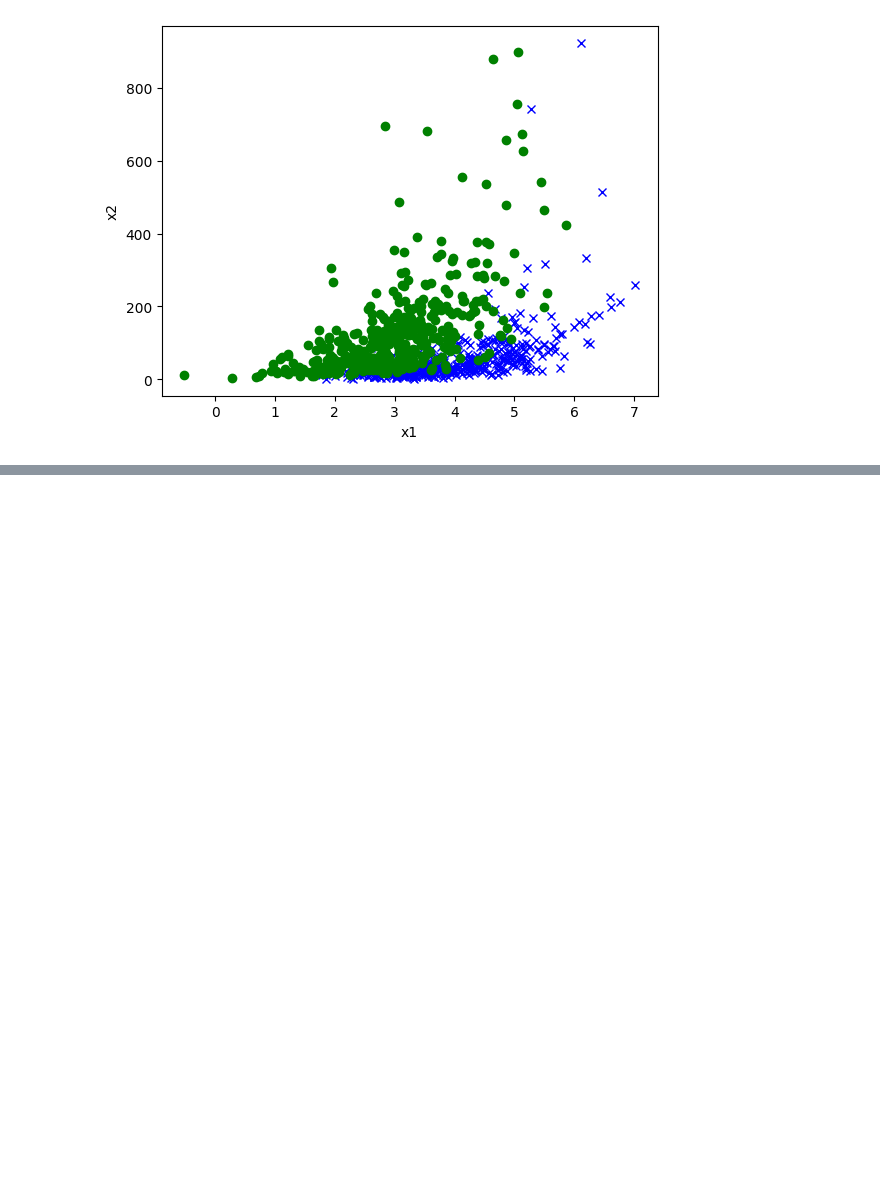
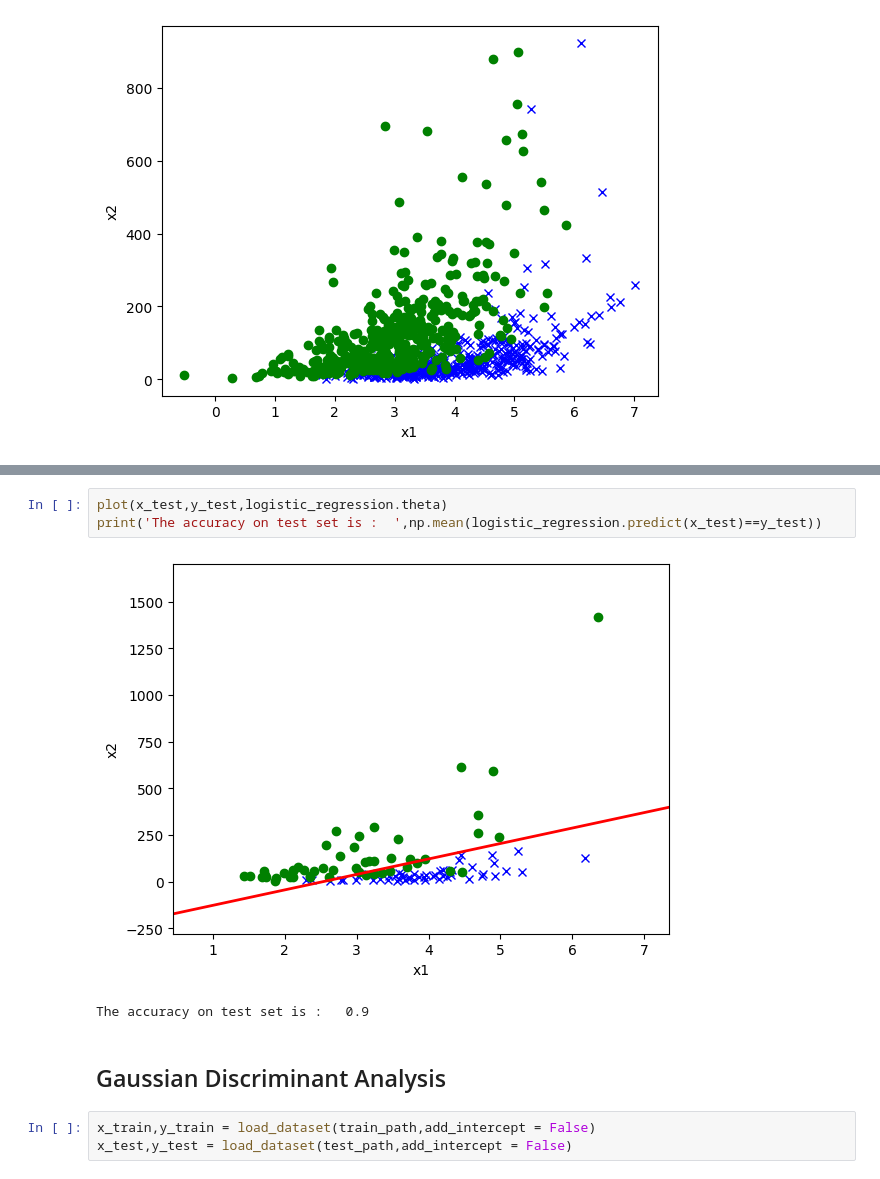
Before and after one commit to UdaykiranSure/ML-from-scratch, a Jupyter notebook: PS1/test.ipynb, the cells around one changed output, grey strips where cells are left out. Cells and saved outputs as stored; diff of their text form; blank space fills up the shorter version.

```diff
--- a/PS1/test.ipynb
+++ b/PS1/test.ipynb
@@ -67,3 +76,14 @@ print("The accuracy on training set is: ", np.mean(logistic_regression.predict(x
 [figure]
 Theta is:  [-6.26018491  2.47707251 -0.0299125 ]
 The accuracy on training set is:  0.8825
+# %%
+plot(x_test,y_test,logistic_regression.theta)
+print('The accuracy on test set is :  ',np.mean(logistic_regression.predict(x_test)==y_test))
+# %% [output]
+[figure, added]
+The accuracy on test set is :   0.9
+# %% [markdown]
+## Gaussian Discriminant Analysis
+# %%
+x_train,y_train = load_dataset(train_path,add_intercept = False)
+x_test,y_test = load_dataset(test_path,add_intercept = False)
```
Also changed, not shown: parts of 10 cells of this notebook, 4 other files.
